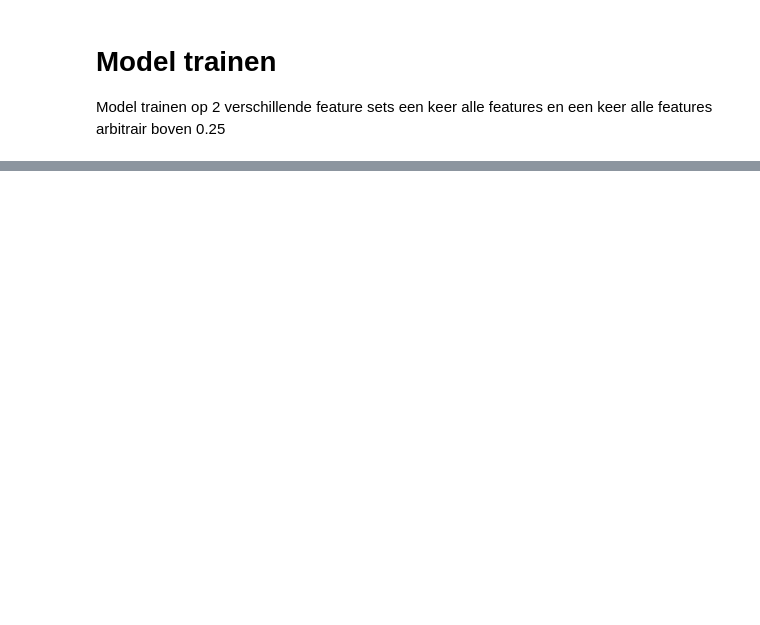
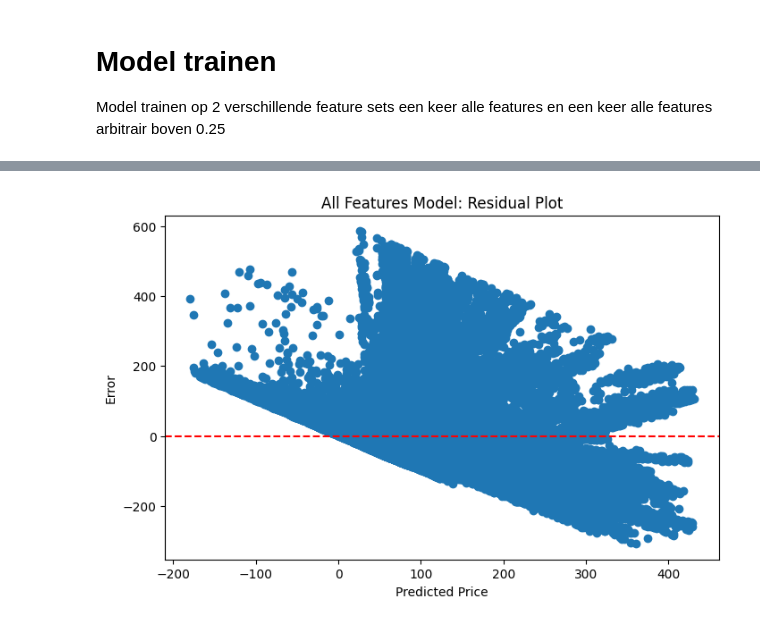
Before and after one commit to ayoub-lafhailat/Value-Investing, a Jupyter notebook: Models/Baseline.ipynb, the cells around one changed output, grey strips where cells are left out. Cells and saved outputs as stored; diff of their text form; code cells hidden in the pictures; blank space fills up the shorter version.

```diff
--- a/Models/Baseline.ipynb
+++ b/Models/Baseline.ipynb
@@ -633,0 +810,13 @@ Model trainen op 2 verschillende feature sets een keer alle features en een keer
+# %%
+# Residual plot - all features / trim dataset
+errors_trim = y_trim_test.values.flatten() - predictions_trim.flatten()
+
+plt.figure(figsize=(8,5))
+plt.scatter(predictions_trim, errors_trim)
+plt.axhline(0, color="red", linestyle="--")
+plt.title("All Features Model: Residual Plot")
+plt.xlabel("Predicted Price")
+plt.ylabel("Error")
+plt.show()
+# %% [output]
+[figure, added]
```
Also changed, not shown: parts of 43 cells of this notebook.
